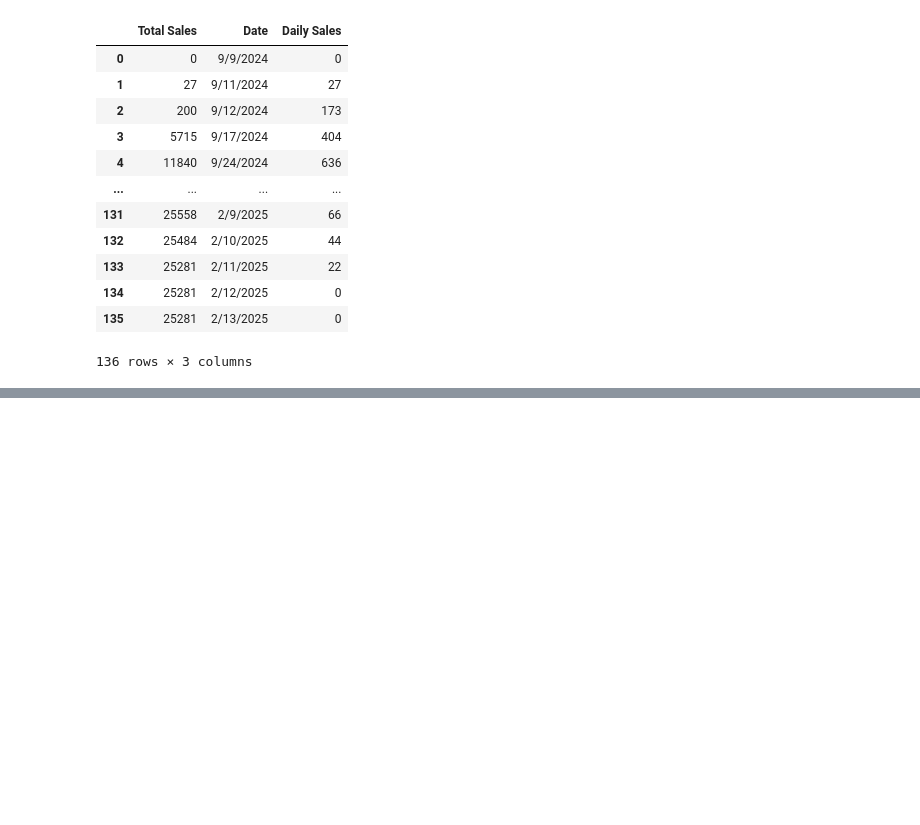
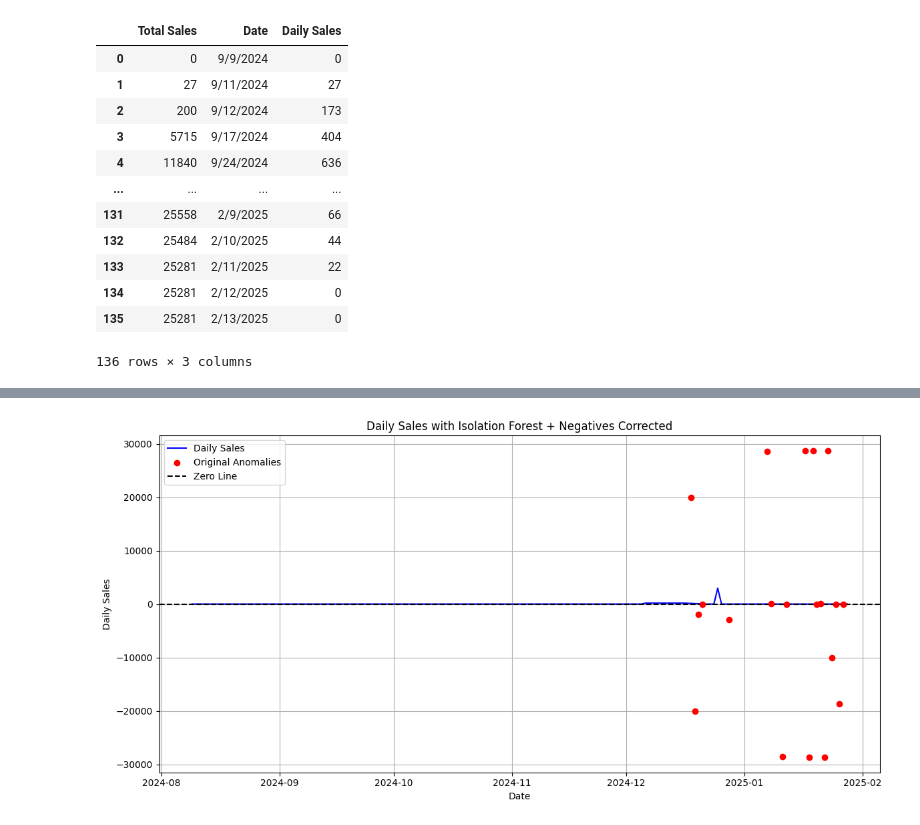
Before and after one commit to HandersThe/da-exercise-anomaly-detection, a Jupyter notebook: playground.ipynb, the cells around one changed output, grey strips where cells are left out. Drawn from its saved outputs; the diff is of its cells as text; code cells hidden in the pictures; blank space fills up the shorter version.

```diff
--- a/playground.ipynb
+++ b/playground.ipynb
@@ -185,0 +201,3 @@ df_orig
+# %%
+# Compute delta/daily sales
+df["Daily Sales"] = df["Total Sales"].diff().fillna(0)
@@ -185,0 +285,86 @@ df_orig
+# %%
+# Load the data
+df = pd.read_csv("data/characteristic_6.csv")
+df["Date"] = pd.to_datetime(df["Date"], format="%m/%d/%Y")
+df = df.drop_duplicates(subset="Date", keep="first").sort_values("Date")
+
+# Compute daily sales/delta
+df["Daily Sales"] = df["Total Sales"].diff().fillna(0)
+
+# Fill missing dates
+full_dates = pd.date_range(start=df["Date"].min(), end=df["Date"].max(), freq="D")
+df_full = df.set_index("Date").reindex(full_dates).reset_index()
+df_full = df_full.rename(columns={"index": "Date"})
+
+# Fill gaps in daily sales by averaging deltas
+df_final = df_full.copy()
+for i in range(1, len(df_final)):
+    if pd.isna(df_final.loc[i, "Total Sales"]) or (i == len(df_final)-1):
+        start_idx = i - 1
+        while start_idx >= 0 and pd.isna(df_final.loc[start_idx, "Total Sales"]):
+            start_idx -= 1
+        if start_idx < 0:
+            start_idx = 0
+        end_idx = i
+        while end_idx < len(df_final) and pd.isna(df_final.loc[end_idx, "Total Sales"]):
+            end_idx += 1
+        if end_idx < len(df_final):
+            start_value = df_final.loc[start_idx, "Total Sales"]
+            end_value = df_final.loc[end_idx, "Total Sales"]
+            if not pd.isna(start_value) and not pd.isna(end_value):
+                total_delta = end_value - start_value
+                gap_size = end_idx - start_idx
+                avg_delta = total_delta / gap_size
+                for j in range(start_idx + 1, end_idx + 1):
+                    df_final.loc[j, "Daily Sales"] = avg_delta
+
+df_final["Daily Sales"] = df_final["Daily Sales"].fillna(0)
+
+# Feature engineering for IsolationForest
+df_final["Lag1"] = df_final["Daily Sales"].shift(1).fillna(0)
+df_final["Rolling_Mean"] = df_final["Daily Sales"].rolling(window=3, min_periods=1).mean().fillna(0)
+features = df_final[["Daily Sales", "Lag1", "Rolling_Mean"]]
+
+# Detect anomalies with IsolationForest
+iso_forest = IsolationForest(contamination="auto", random_state=314)
+df_final["Anomaly_Score"] = iso_forest.fit_predict(features)
+iso_anomalies = df_final["Anomaly_Score"] == -1
+
+# Explicitly flag negatives
+negatives = df_final["Daily Sales"] < 0
+anomalies = iso_anomalies | negatives
+
+print(f"Isolation Forest anomalies: {iso_anomalies.sum()}")
+print(f"Negative anomalies: {negatives.sum()}")
+print(f"Total anomalies: {anomalies.sum()}")
+
+# Interpolate all anomalous daily sales
+df_final.loc[anomalies, "Daily Sales"] = np.nan
+df_final["Daily Sales"] = df_final["Daily Sales"].interpolate(method="linear")
+df_final["Daily Sales"] = df_final["Daily Sales"].fillna(0)
+
+# Vis
+anomaly_dates = df_final[anomalies]["Date"]
+original_anomalies = df[df["Date"].isin(anomaly_dates)][["Date", "Daily Sales"]]
+
+plt.figure(figsize=(12, 6))
+plt.plot(df_final["Date"], df_final["Daily Sales"], label="Daily Sales", color="blue")
+plt.scatter(original_anomalies["Date"], original_anomalies["Daily Sales"],
+            color="red", label="Original Anomalies", zorder=5)
+plt.axhline(0, color="black", linestyle="--", label="Zero Line")
+plt.title("Daily Sales with Isolation Forest + Negatives Corrected")
+plt.xlabel("Date")
+plt.ylabel("Daily Sales")
+plt.legend()
+plt.grid(True)
+plt.tight_layout()
+plt.show()
+
+# Print sample and stats
+print("\nSample of final data:")
+print(df_final[["Date", "Total Sales", "Daily Sales"]].head(10))
+print(f"Negatives remaining: {(df_final["Daily Sales"] < 0).sum()}")
+print(f"Max Daily Sales: {df_final["Daily Sales"].max()}")
+print("\nOriginal anomalies (sample):")
+print(original_anomalies.head())
+# %% [output]
@@ -185,0 +374 @@ df_orig
+[figure, added]
```
Also changed, not shown: parts of 11 cells of this notebook.
